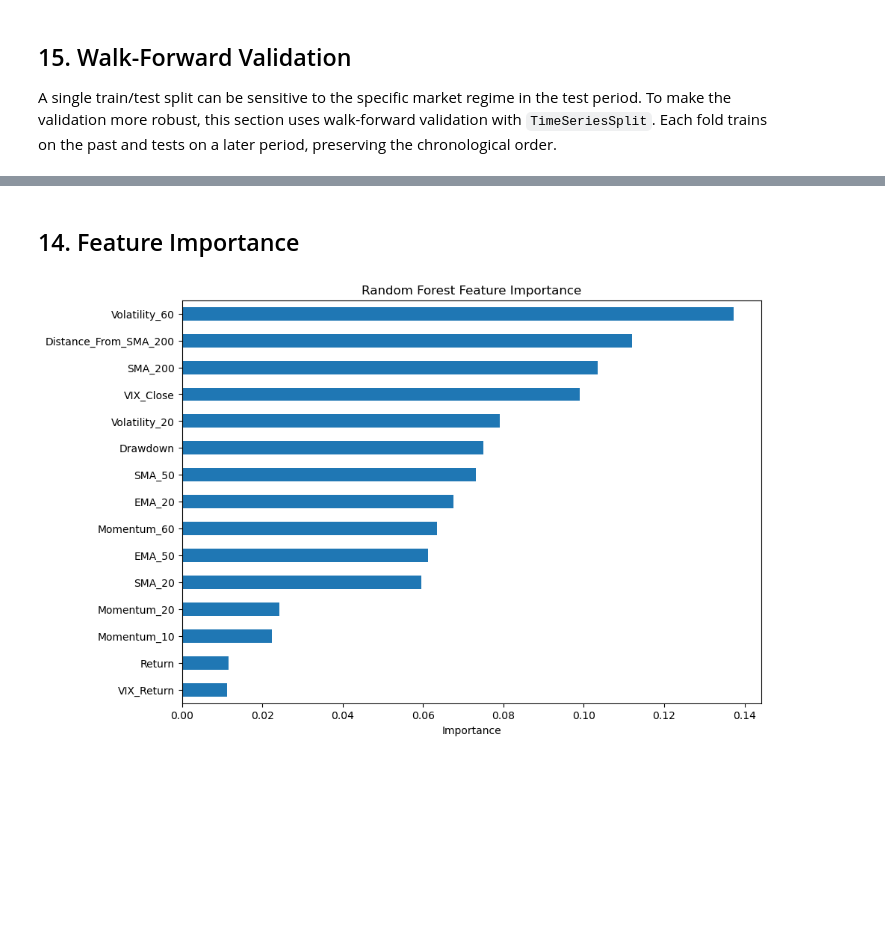
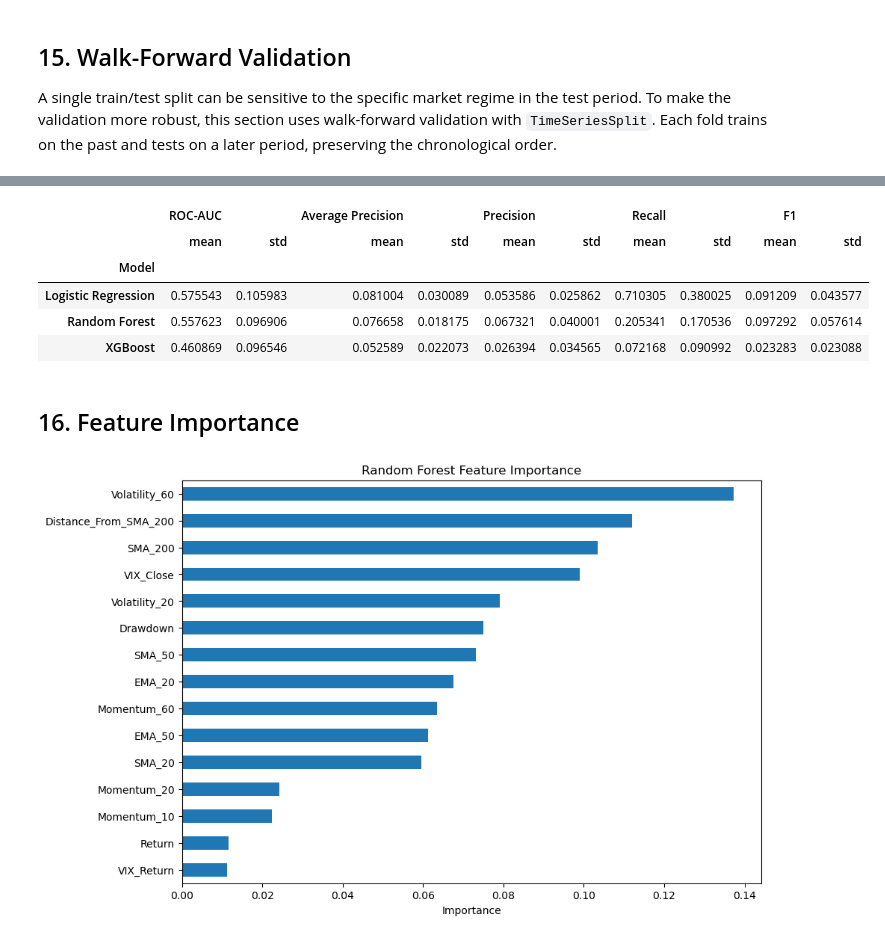
Before and after one commit to mtodoroff/MachineLearning, a Jupyter notebook: crash_prediction_sp500_vix.ipynb, the cells around one changed output, grey strips where cells are left out. Saved outputs shown, nothing was run; the diff lists cells and outputs as text; code cells hidden in the pictures; blank space fills up the shorter version.

```diff
--- a/crash_prediction_sp500_vix.ipynb
+++ b/crash_prediction_sp500_vix.ipynb
@@ -699,5 +863,19 @@ walk_forward_results
+# %%
+walk_forward_summary = (
+    walk_forward_results
+    .groupby("Model")[["ROC-AUC", "Average Precision", "Precision", "Recall", "F1"]]
+    .agg(["mean", "std"])
+)
+walk_forward_summary
+# %% [output]
+|  | ROC-AUC |  | Average Precision |  | Precision |  | Recall |  | F1 |  |
+|  | mean | std | mean | std | mean | std | mean | std | mean | std |
+| Model |  |  |  |  |  |  |  |  |  |  |
+| Logistic Regression | 0.575543 | 0.105983 | 0.081004 | 0.030089 | 0.053586 | 0.025862 | 0.710305 | 0.380025 | 0.091209 | 0.043577 |
+| Random Forest | 0.557623 | 0.096906 | 0.076658 | 0.018175 | 0.067321 | 0.040001 | 0.205341 | 0.170536 | 0.097292 | 0.057614 |
+| XGBoost | 0.460869 | 0.096546 | 0.052589 | 0.022073 | 0.026394 | 0.034565 | 0.072168 | 0.090992 | 0.023283 | 0.023088 |
 # %% [markdown]
-## 14. Feature Importance
+## 16. Feature Importance
 # %%
 rf_importance = pd.Series(rf_model.feature_importances_, index=features).sort_values()
 
```
Also changed, not shown: parts of 19 cells of this notebook.
